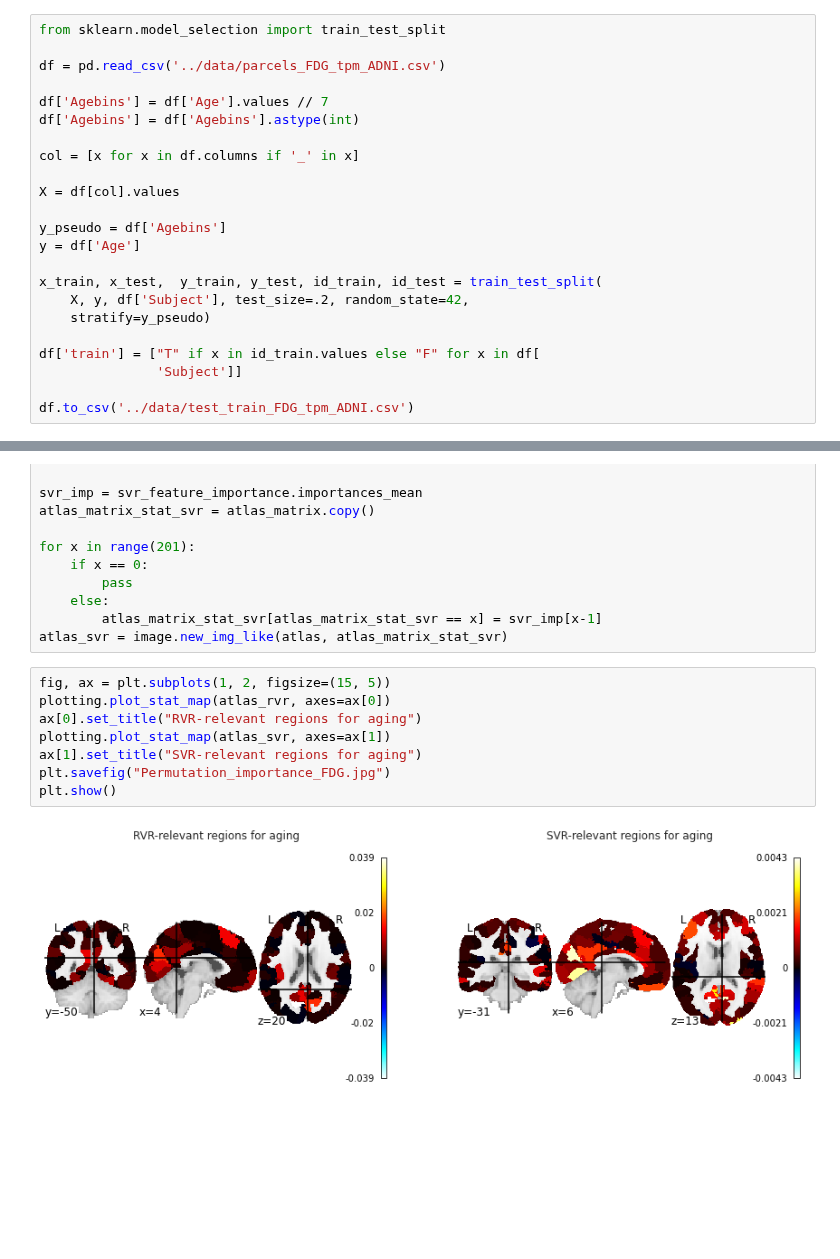
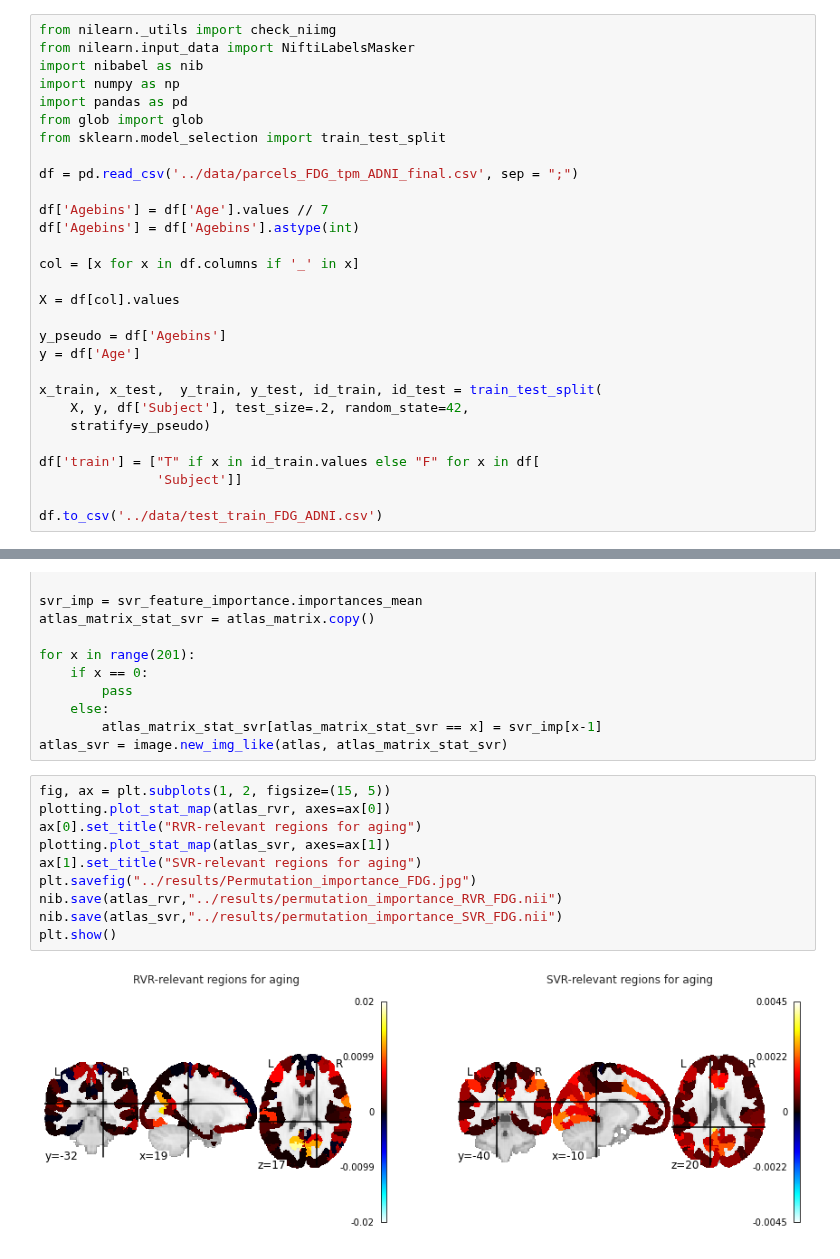
Before and after one commit to elenadoe/Brain_Age_PET_MRI, a Jupyter notebook: src/Untitled.ipynb, the cells around one changed output, grey strips where cells are left out. Cells and saved outputs as stored; diff of their text form; blank space fills up the shorter version.

Commit message:
added results from consistent FDG and MRI data

```diff
--- a/src/Untitled.ipynb
+++ b/src/Untitled.ipynb
@@ -60,9 +60,15 @@ subs_pd = pd.DataFrame(subs)
 df_new = pd.concat([subs_pd, df], axis=1)
 df_new.to_csv(output_csv, index=False)
 # %%
+from nilearn._utils import check_niimg
+from nilearn.input_data import NiftiLabelsMasker
+import nibabel as nib
+import numpy as np
+import pandas as pd
+from glob import glob
 from sklearn.model_selection import train_test_split
 
-df = pd.read_csv('../data/parcels_FDG_tpm_ADNI.csv')
+df = pd.read_csv('../data/parcels_FDG_tpm_ADNI_final.csv', sep = ";")
 
 df['Agebins'] = df['Age'].values // 7
 df['Agebins'] = df['Agebins'].astype(int)
@@ -81,7 +87,7 @@ x_train, x_test,  y_train, y_test, id_train, id_test = train_test_split(
 df['train'] = ["T" if x in id_train.values else "F" for x in df[
                'Subject']]
 
-df.to_csv('../data/test_train_FDG_tpm_ADNI.csv')
+df.to_csv('../data/test_train_FDG_ADNI.csv')
 # %%
 # In[1]:
 
@@ -268,13 +274,15 @@ atlas_svr = image.new_img_like(atlas, atlas_matrix_stat_svr)
 # %%
 fig, ax = plt.subplots(1, 2, figsize=(15, 5))
 plotting.plot_stat_map(atlas_rvr, axes=ax[0])
 ax[0].set_title("RVR-relevant regions for aging")
 plotting.plot_stat_map(atlas_svr, axes=ax[1])
 ax[1].set_title("SVR-relevant regions for aging")
-plt.savefig("Permutation_importance_FDG.jpg")
+plt.savefig("../results/Permutation_importance_FDG.jpg")
+nib.save(atlas_rvr,"../results/permutation_importance_RVR_FDG.nii")
+nib.save(atlas_svr,"../results/permutation_importance_SVR_FDG.nii")
 plt.show()
 # %% [output]
-[figure, old version]
+[figure, new version]
 # %%
 df_test = df[df['train'] == "F"]
 col = [x for x in df_train.columns if '_' in x]
```
Also changed, not shown: parts of 4 cells of this notebook, 16 other files.
